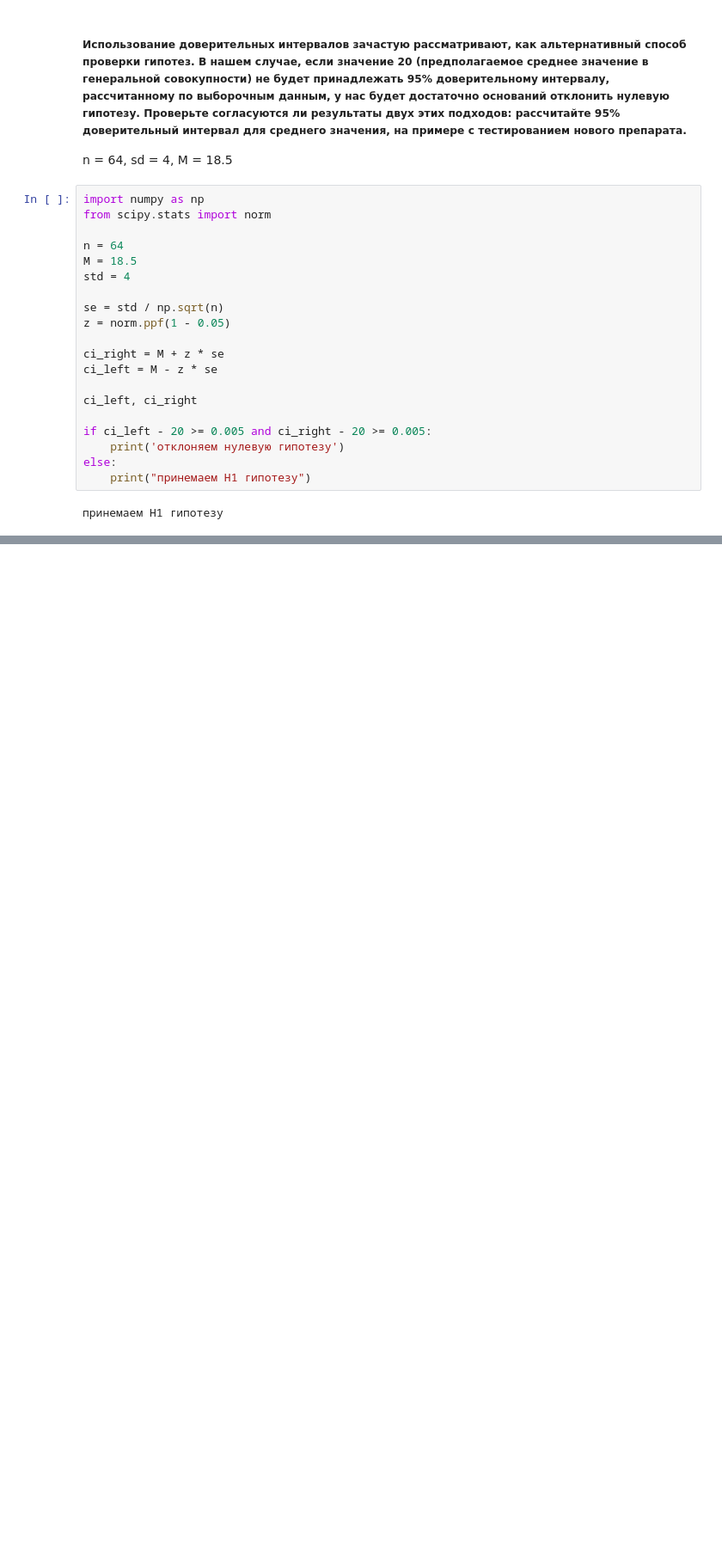
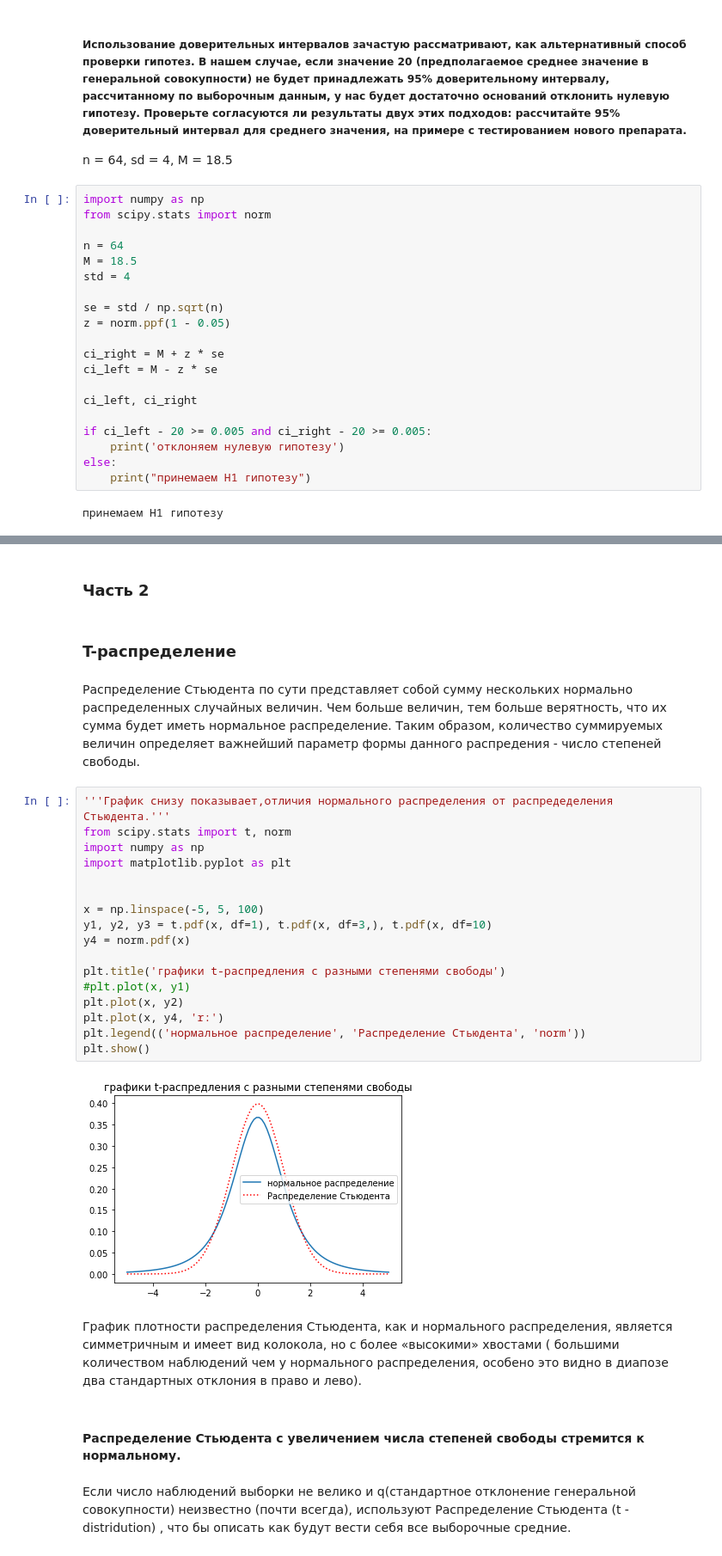
Before and after one commit to MaksimOsokin/training_in_pandas, a Jupyter notebook: tasks_from_the_course/Статистика_конспект.ipynb, the cells around one changed output, grey strips where cells are left out. Shown at 86% size. Saved outputs shown, nothing was run; the diff lists cells and outputs as text; blank space fills up the shorter version.

```diff
--- a/tasks_from_the_course/Статистика_конспект.ipynb
+++ b/tasks_from_the_course/Статистика_конспект.ipynb
@@ -960,0 +934,31 @@ plt.show()
+# %% [markdown]
+### Часть 2
+# %% [markdown]
+### T-распределение
+# %% [markdown]
+Распределение Стьюдента по сути представляет собой сумму нескольких нормально распределенных случайных величин. Чем больше величин, тем больше верятность, что их сумма будет иметь нормальное распределение. Таким образом, количество суммируемых величин определяет важнейший параметр формы данного распредения - число степеней свободы.
+# %%
+'''График снизу показывает,отличия нормального распределения от распредеделения Стьюдента.'''
+from scipy.stats import t, norm
+import numpy as np
+import matplotlib.pyplot as plt
+
+
+x = np.linspace(-5, 5, 100)
+y1, y2, y3 = t.pdf(x, df=1), t.pdf(x, df=3,), t.pdf(x, df=10)
+y4 = norm.pdf(x)
+
+plt.title('графики t-распредления с разными степенями свободы')
+#plt.plot(x, y1)
+plt.plot(x, y2)
+plt.plot(x, y4, 'r:')
+plt.legend(('нормальное распределение', 'Распределение Стьюдента', 'norm'))
+plt.show()
+# %% [output]
+[figure, added]
+# %% [markdown]
+График плотности распределения Стьюдента, как и нормального распределения, является симметричным и имеет вид колокола, но с более «высокими» хвостами ( большими количеством наблюдений чем у нормального распределения, особено это видно в диапозе два стандартных отклония в право и лево).
+# %% [markdown]
+#### Распределение Стьюдента с увеличением числа степеней свободы стремится к нормальному.
+# %% [markdown]
+Если число наблюдений выборки не велико и q(стандартное отклонение генеральной совокупности) неизвестно (почти всегда), используют Распределение Стьюдента (t - distridution) , что бы описать как будут вести себя все выборочные средние.
```
Also changed, not shown: parts of 33 cells of this notebook.
